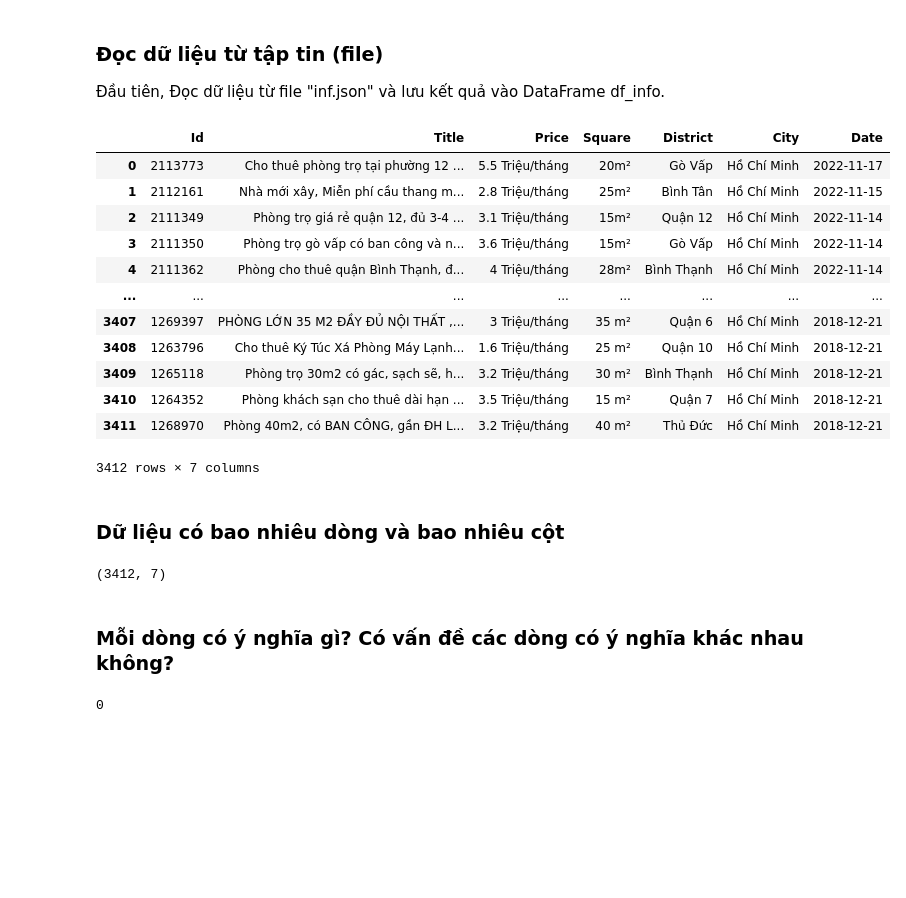
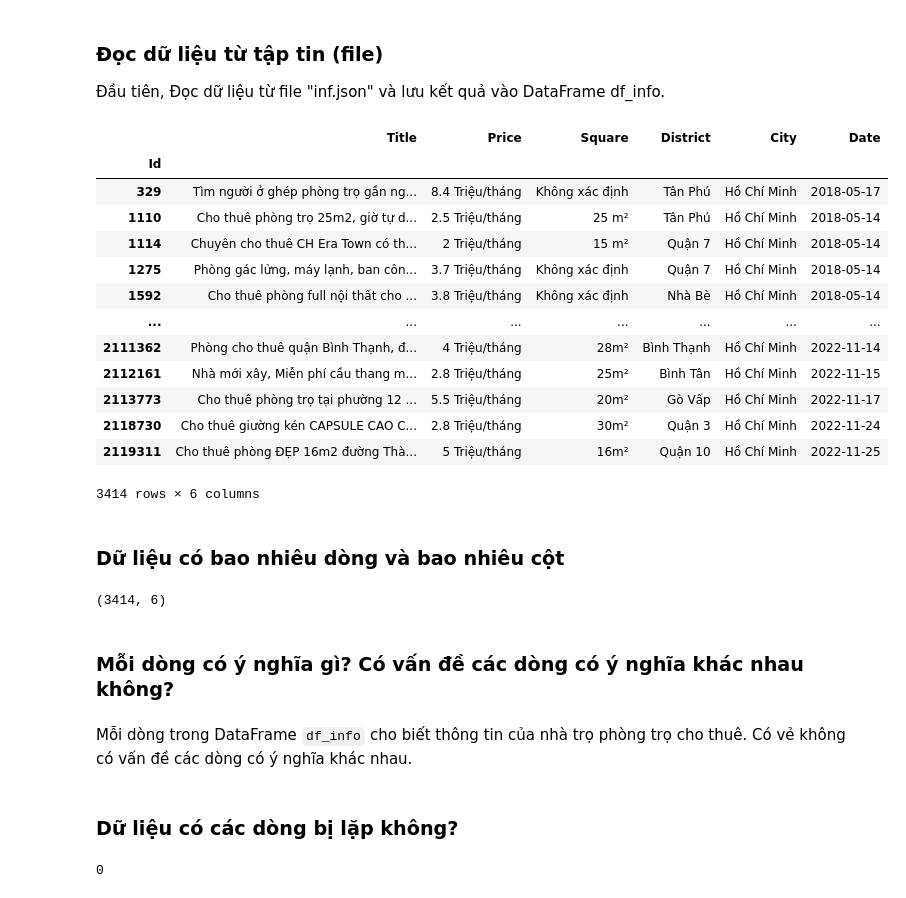
Before and after one commit to flyboy13/NM-KHDL, a Jupyter notebook: project_code/colect_data.ipynb, the cells around one changed output. Drawn from its saved outputs; the diff is of its cells as text; code cells hidden in the pictures; blank space fills up the shorter version.

Commit message:
Sửa lại phần thu thập dữ liệu
sửa lại 1 vài lỗi nhỏ của phần thu thập dữ liệu

```diff
--- a/project_code/colect_data.ipynb
+++ b/project_code/colect_data.ipynb
@@ -35,28 +50,34 @@ Sau khi tạo xong project với scrapy, ta cần tạo một file có tên <b>c
 
 Đầu tiên, Đọc dữ liệu từ file "inf.json" và lưu kết quả vào DataFrame df_info.
 # %%
-df_info = pd.read_json('./colect_data/colect_data/dataset/inf.json')
+df_info = pd.read_json('dataset/inf.json')
+df_info = df_info.set_index('Id').sort_index()
 df_info
 # %% [output]
-|  | Id | Title | Price | Square | District | City | Date |
-| 0 | 2113773 | Cho thuê phòng trọ tại phường 12 ... | 5.5 Triệu/tháng | 20m² | Gò Vấp | Hồ Chí Minh | 2022-11-17 |
-| 1 | 2112161 | Nhà mới xây, Miễn phí cầu thang m... | 2.8 Triệu/tháng | 25m² | Bình Tân | Hồ Chí Minh | 2022-11-15 |
-| 2 | 2111349 | Phòng trọ giá rẻ quận 12, đủ 3-4 ... | 3.1 Triệu/tháng | 15m² | Quận 12 | Hồ Chí Minh | 2022-11-14 |
-| 3 | 2111350 | Phòng trọ gò vấp có ban công và n... | 3.6 Triệu/tháng | 15m² | Gò Vấp | Hồ Chí Minh | 2022-11-14 |
-| 4 | 2111362 | Phòng cho thuê quận Bình Thạnh, đ... | 4 Triệu/tháng | 28m² | Bình Thạnh | Hồ Chí Minh | 2022-11-14 |
-| ... | ... | ... | ... | ... | ... | ... | ... |
-| 3407 | 1269397 | PHÒNG LỚN 35 M2 ĐẦY ĐỦ NỘI THẤT ,... | 3 Triệu/tháng | 35 m² | Quận 6 | Hồ Chí Minh | 2018-12-21 |
-| 3408 | 1263796 | Cho thuê Ký Túc Xá Phòng Máy Lạnh... | 1.6 Triệu/tháng | 25 m² | Quận 10 | Hồ Chí Minh | 2018-12-21 |
-| 3409 | 1265118 | Phòng trọ 30m2 có gác, sạch sẽ, h... | 3.2 Triệu/tháng | 30 m² | Bình Thạnh | Hồ Chí Minh | 2018-12-21 |
-| 3410 | 1264352 | Phòng khách sạn cho thuê dài hạn ... | 3.5 Triệu/tháng | 15 m² | Quận 7 | Hồ Chí Minh | 2018-12-21 |
-| 3411 | 1268970 | Phòng 40m2, có BAN CÔNG, gần ĐH L... | 3.2 Triệu/tháng | 40 m² | Thủ Đức | Hồ Chí Minh | 2018-12-21 |
+|  | Title | Price | Square | District | City | Date |
+| Id |  |  |  |  |  |  |
+| 329 | Tìm người ở ghép phòng trọ gần ng... | 8.4 Triệu/tháng | Không xác định | Tân Phú | Hồ Chí Minh | 2018-05-17 |
+| 1110 | Cho thuê phòng trọ 25m2, giờ tự d... | 2.5 Triệu/tháng | 25 m² | Tân Phú | Hồ Chí Minh | 2018-05-14 |
+| 1114 | Chuyên cho thuê CH Era Town có th... | 2 Triệu/tháng | 15 m² | Quận 7 | Hồ Chí Minh | 2018-05-14 |
+| 1275 | Phòng gác lửng, máy lạnh, ban côn... | 3.7 Triệu/tháng | Không xác định | Quận 7 | Hồ Chí Minh | 2018-05-14 |
+| 1592 | Cho thuê phòng full nội thất cho ... | 3.8 Triệu/tháng | Không xác định | Nhà Bè | Hồ Chí Minh | 2018-05-14 |
+| ... | ... | ... | ... | ... | ... | ... |
+| 2111362 | Phòng cho thuê quận Bình Thạnh, đ... | 4 Triệu/tháng | 28m² | Bình Thạnh | Hồ Chí Minh | 2022-11-14 |
+| 2112161 | Nhà mới xây, Miễn phí cầu thang m... | 2.8 Triệu/tháng | 25m² | Bình Tân | Hồ Chí Minh | 2022-11-15 |
+| 2113773 | Cho thuê phòng trọ tại phường 12 ... | 5.5 Triệu/tháng | 20m² | Gò Vấp | Hồ Chí Minh | 2022-11-17 |
+| 2118730 | Cho thuê giường kén CAPSULE CAO C... | 2.8 Triệu/tháng | 30m² | Quận 3 | Hồ Chí Minh | 2022-11-24 |
+| 2119311 | Cho thuê phòng ĐẸP 16m2 đường Thà... | 5 Triệu/tháng | 16m² | Quận 10 | Hồ Chí Minh | 2022-11-25 |
-3412 rows × 7 columns
+3414 rows × 6 columns
 # %% [markdown]
 ### Dữ liệu có bao nhiêu dòng và bao nhiêu cột
 # %%
 df_info.shape
 # %% [output]
-(3412, 7)
+(3414, 6)
 # %% [markdown]
 ### Mỗi dòng có ý nghĩa gì? Có vấn đề các dòng có ý nghĩa khác nhau không?
+# %% [markdown]
+Mỗi dòng trong DataFrame `df_info` cho biết thông tin của nhà trọ phòng trọ cho thuê. Có vẻ không có vấn đề các dòng có ý nghĩa khác nhau.
+# %% [markdown]
+### Dữ liệu có các dòng bị lặp không?
 # %%
```
Also changed, not shown: parts of 9 cells of this notebook, 5 other files.
